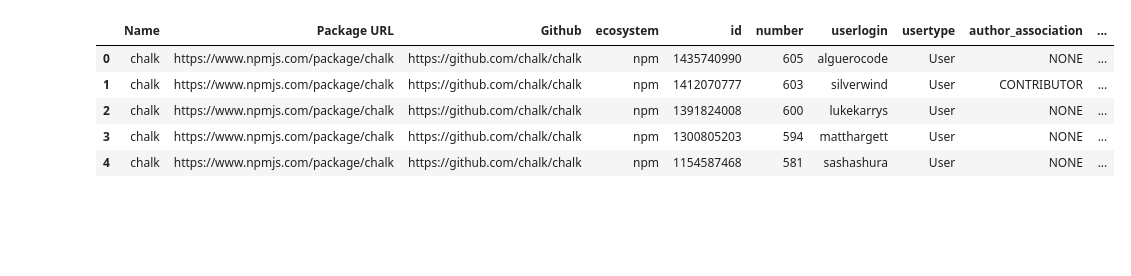
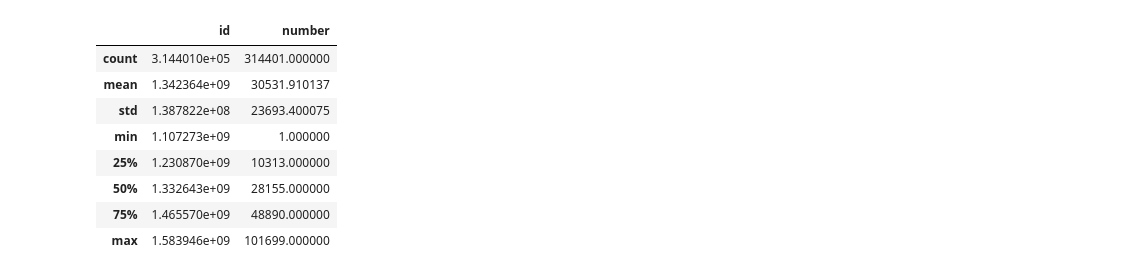
Before and after one commit to sauravgupta2800/Open-source-community-health, a Jupyter notebook: community_engagement.ipynb, the cells around one changed output. Cells and saved outputs as stored; diff of their text form; code cells hidden in the pictures; blank space fills up the shorter version.

```diff
--- a/community_engagement.ipynb
+++ b/community_engagement.ipynb
@@ -4,19 +4,24 @@ import matplotlib.pyplot as plt
 import seaborn as sns
 import numpy as np
 # %%
-df = pd.read_csv('community_engagement_records_test.csv')
+df = pd.read_csv('community_engagement_records.csv')
+df['datetime_created_at'] = pd.to_datetime(df['created_at'])
+df = df.sort_values(by='datetime_created_at', ascending=False)
 df['modified_userlogin'] = df['Name'] + '-' + df['ecosystem'] + '-' + df['userlogin']
 filtered_data = df[~df['author_association'].isin(["COLLABORATOR", "MEMBER", "OWNER"])]
-filtered_data = filtered_data[~filtered_data['usertype'].isin(["Bot"])]
+filtered_data = filtered_data[filtered_data['usertype'].isin(["User"])]
 
-filtered_data.head()
+filtered_data.describe()
 # %% [output]
-|  | Name | Package URL | Github | ecosystem | id | number | userlogin | usertype | author_association | ... |
-| 0 | chalk | https://www.npmjs.com/package/chalk | https://github.com/chalk/chalk | npm | 1435740990 | 605 | alguerocode | User | NONE | ... |
-| 1 | chalk | https://www.npmjs.com/package/chalk | https://github.com/chalk/chalk | npm | 1412070777 | 603 | silverwind | User | CONTRIBUTOR | ... |
-| 2 | chalk | https://www.npmjs.com/package/chalk | https://github.com/chalk/chalk | npm | 1391824008 | 600 | lukekarrys | User | NONE | ... |
-| 3 | chalk | https://www.npmjs.com/package/chalk | https://github.com/chalk/chalk | npm | 1300805203 | 594 | matthargett | User | NONE | ... |
-| 4 | chalk | https://www.npmjs.com/package/chalk | https://github.com/chalk/chalk | npm | 1154587468 | 581 | sashashura | User | NONE | ... |
+|  | id | number |
+| count | 3.144010e+05 | 314401.000000 |
+| mean | 1.342364e+09 | 30531.910137 |
+| std | 1.387822e+08 | 23693.400075 |
+| min | 1.107273e+09 | 1.000000 |
+| 25% | 1.230870e+09 | 10313.000000 |
+| 50% | 1.332643e+09 | 28155.000000 |
+| 75% | 1.465570e+09 | 48890.000000 |
+| max | 1.583946e+09 | 101699.000000 |
 # %%
 ecosystem_results = {}
 
```
Also changed, not shown: parts of 2 cells of this notebook, 2 other files.
